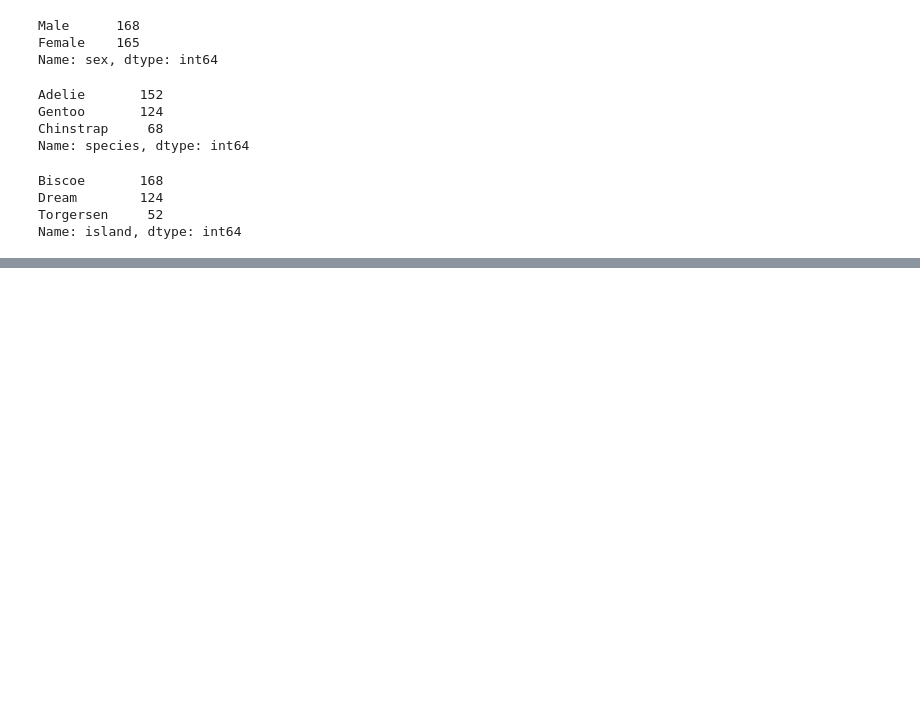
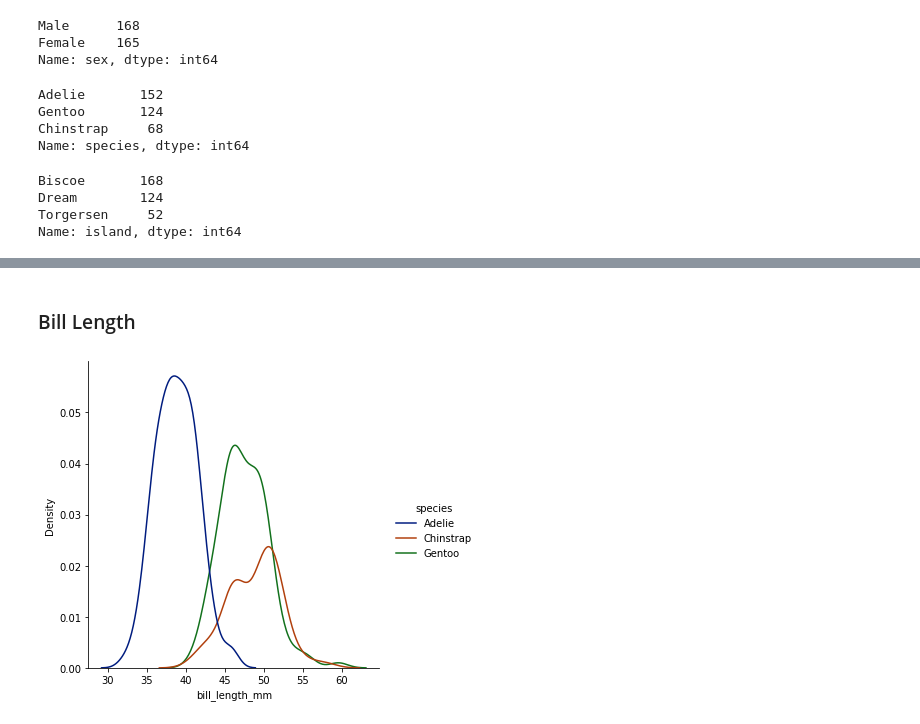
Before and after one commit to Mmarcos01/data-visualization, a Jupyter notebook: viz-a.ipynb, the cells around one changed output, grey strips where cells are left out. Drawn from its saved outputs; the diff is of its cells as text; code cells hidden in the pictures; blank space fills up the shorter version.

```diff
--- a/viz-a.ipynb
+++ b/viz-a.ipynb
@@ -105,0 +131,6 @@ plt.legend(bbox_to_anchor=(1.05, 1), loc=2, borderaxespad=0.)
+# %% [markdown]
+### Bill Length
+# %%
+sns.displot(data=df, x='bill_length_mm', hue='species', kind='kde', palette='dark');
+# %% [output]
+[figure, added]
```
Also changed, not shown: parts of 17 cells of this notebook.
